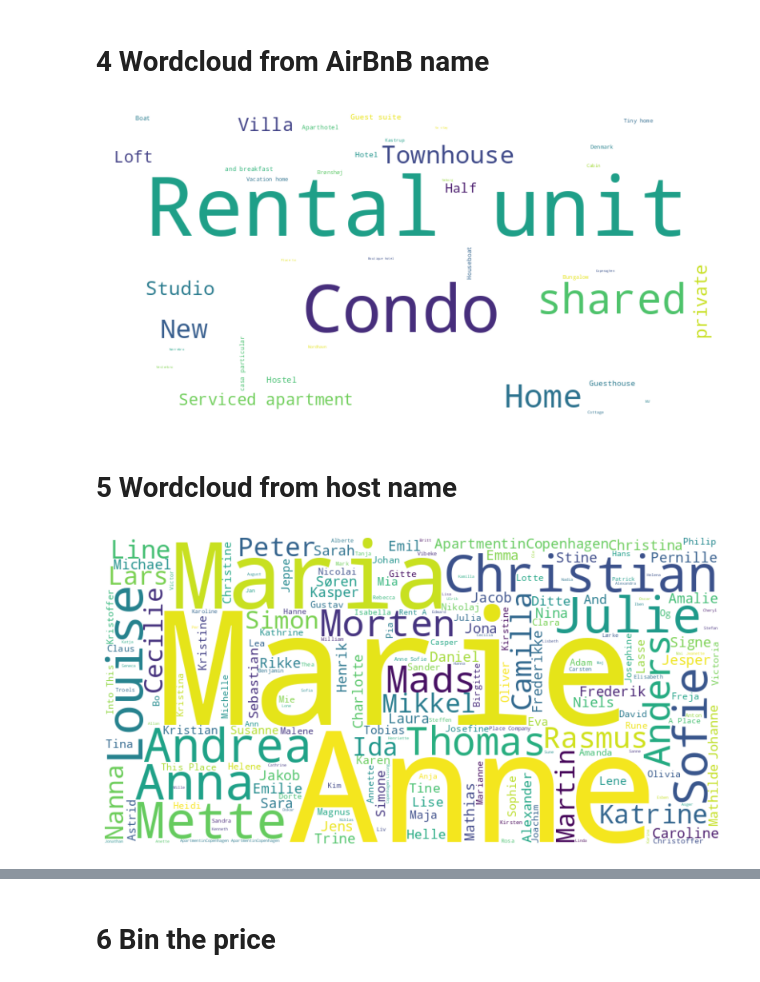
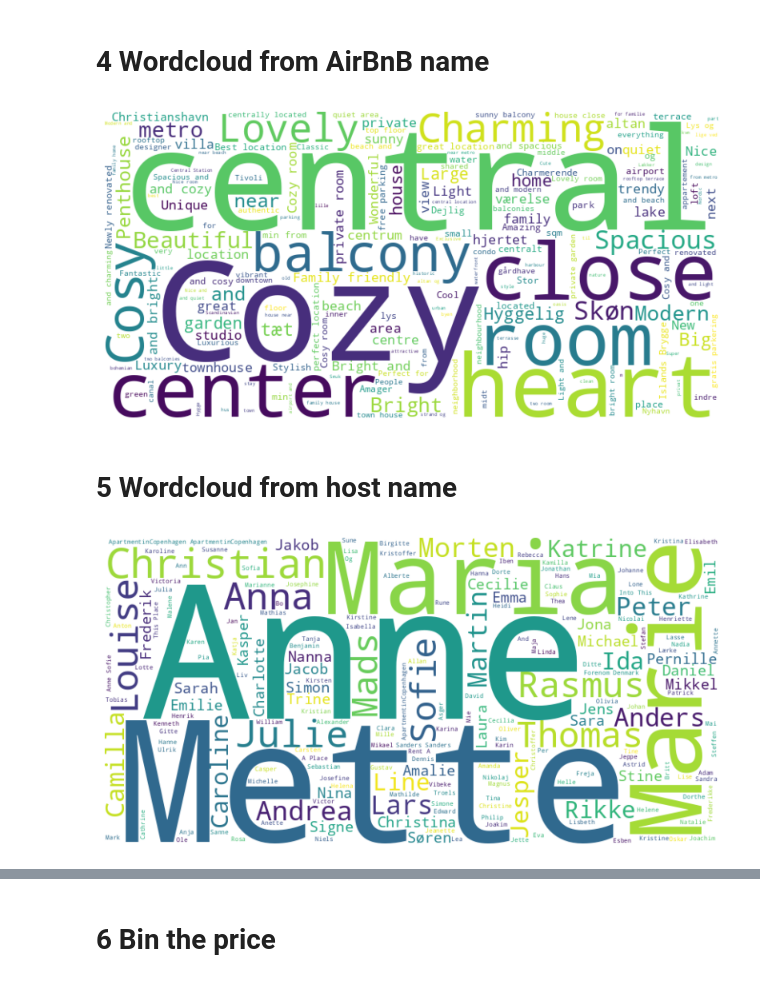
Before and after one commit to chooseanother/MAL1-Assignments, a Jupyter notebook: assignment1-airbnb-copenhagen/Assignment 1 - Copenhagen Airbnb.ipynb, the cells around one changed output, grey strips where cells are left out. Saved outputs shown, nothing was run; the diff lists cells and outputs as text; code cells hidden in the pictures.

Commit message:
Change to use outdated data

```diff
--- a/assignment1-airbnb-copenhagen/Assignment 1 - Copenhagen Airbnb.ipynb
+++ b/assignment1-airbnb-copenhagen/Assignment 1 - Copenhagen Airbnb.ipynb
@@ -13,7 +13,7 @@ import sklearn as sk
 # 1 Load and select columns
 # %%
 # load the data
-data = pd.read_csv('listings_new.csv')
+data = pd.read_csv('listings.csv')
 data_limited = data[["id",
     "name",
     "host_id"  ,
@@ -147,24 +147,26 @@ data_filtered.head()
 # %%
 from wordcloud import WordCloud
 import matplotlib.pyplot as plt
 import re
 
 # display a word cloud from the name column in data_filtered
 text = ' '.join(data_filtered.name)
 
-nono_words = ['Copenhagen', 'København','in', 'bedroom', 'bedrooms', 'bed', 'beds', 'bath', 'baths', 'Frederiksberg', 'V', 'Ø', 'SV', 'S', 'N', 'K', 'C', 'W', 'kbh','Ballerup','Hellerup','Valby','Vanløse','Brønhøj']
+nono_words = ['Østerbro','Copenhagen', 'København','in', 'bedroom', 'bedrooms', 'bed', 'beds', 'bath', 'baths', 'Frederiksberg', 'V', 'Ø', 'SV', 'S', 'N', 'K', 'C', 'W', 'kbh','Ballerup','Hellerup','Valby','Vanløse','Brønhøj','Nørrebro','Vesterbro',]
+nd = ["Copenhagen", "CPH", "in", "with", "to", "of", "a", "the", "på", "København", "i", "med", "af", "at", "city", "by", "apartment", "appartment", "lejlighed", "flat", "m2", "apt"]
+exclude = set(nono_words + nd)
 
 # need to upgrade Pillow to make it work on linux
 # pip install --upgrade Pillow
 # restart jupyter kernel after installing/upgrading Pillow
 
-wordcloud = WordCloud(width=800, height=400, background_color='white', stopwords=nono_words).generate(text)
+wordcloud = WordCloud(width=800, height=400, background_color='white', stopwords=exclude).generate(text)
 plt.figure(figsize=(10, 5))
 plt.imshow(wordcloud, interpolation='bilinear')
 plt.axis('off')  # Turn off the axis
 plt.show()
 # %% [output]
-[figure, old version]
+[figure, new version]
 # %% [markdown]
 # 5 Wordcloud from host name
 # %%
@@ -176,7 +178,7 @@ plt.imshow(wordcloud, interpolation='bilinear')
 plt.axis('off')  # Turn off the axis
 plt.show()
 # %% [output]
-[figure, old version]
+[figure, new version]
 # %% [markdown]
 Female names from dansk statistik
 ![image.png](attachment:image.png)
```
Also changed, not shown: parts of 23 cells of this notebook, 1 other file.
